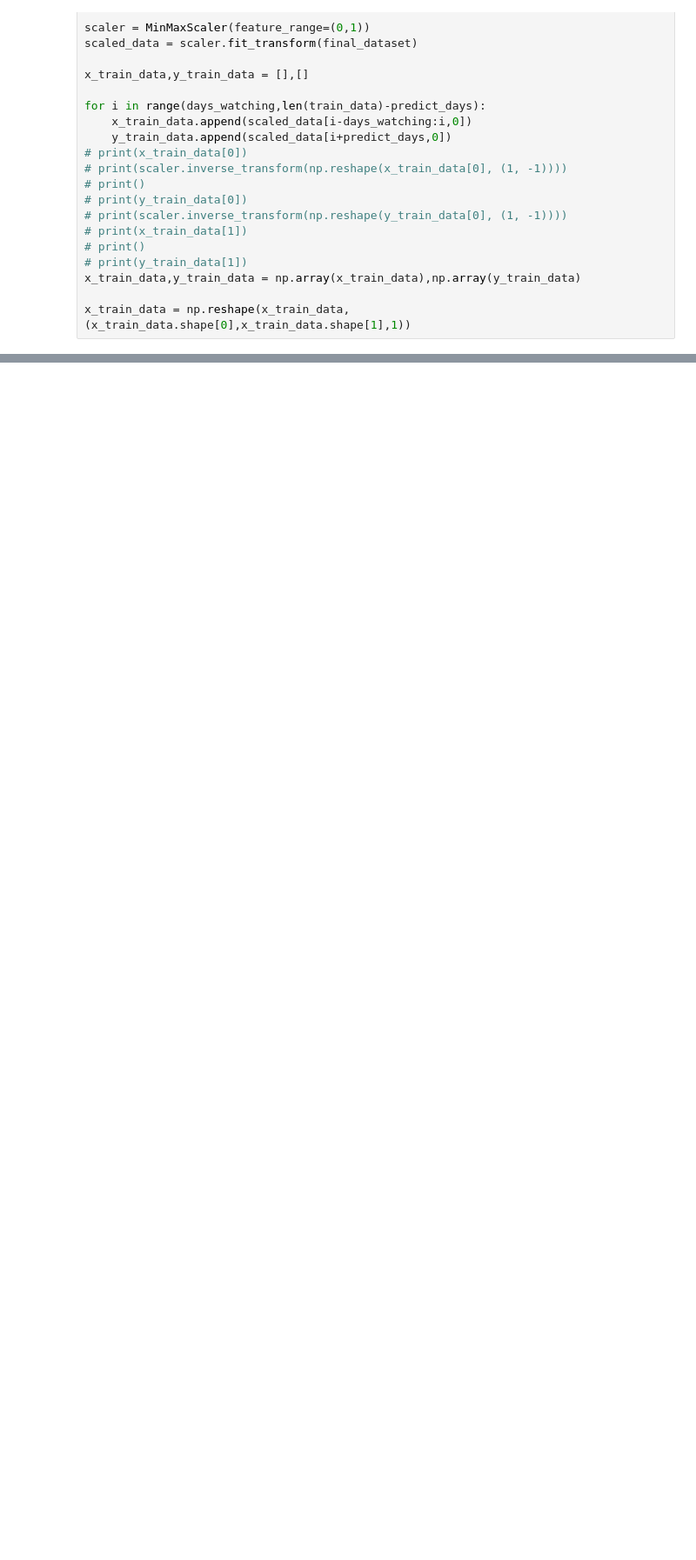
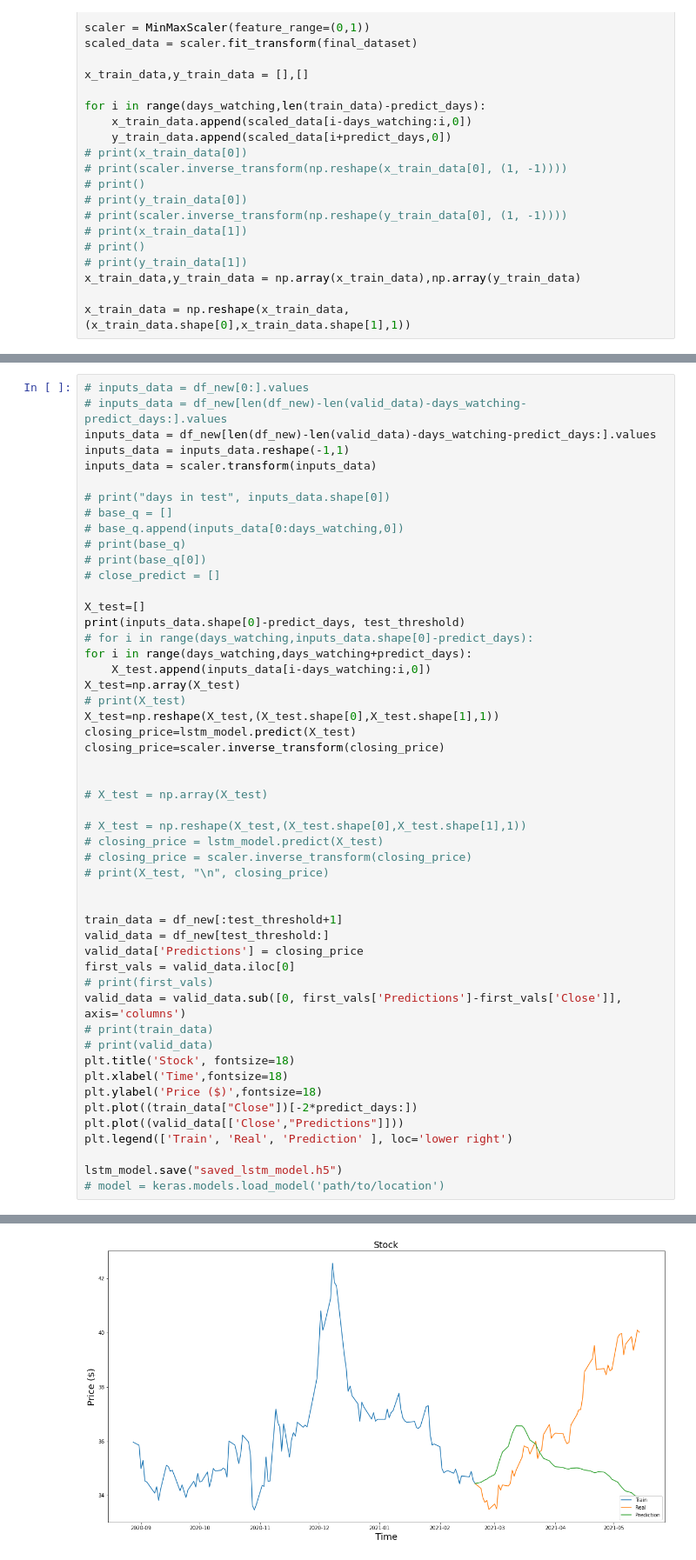
Before and after one commit to penachett/stock_price_prediction_app, a Jupyter notebook: ml/lstm(2).ipynb, the cells around one changed output, grey strips where cells are left out. Shown at 87% size. Cells and saved outputs as stored; diff of their text form; blank space fills up the shorter version.

```diff
--- a/ml/lstm(2).ipynb
+++ b/ml/lstm(2).ipynb
@@ -154,0 +103,52 @@ See the caveats in the documentation: https://pandas.pydata.org/pandas-docs/stab
+# %%
+# inputs_data = df_new[0:].values
+# inputs_data = df_new[len(df_new)-len(valid_data)-days_watching-predict_days:].values
+inputs_data = df_new[len(df_new)-len(valid_data)-days_watching-predict_days:].values
+inputs_data = inputs_data.reshape(-1,1)
+inputs_data = scaler.transform(inputs_data)
+
+# print("days in test", inputs_data.shape[0])
+# base_q = []
+# base_q.append(inputs_data[0:days_watching,0])
+# print(base_q)
+# print(base_q[0])
+# close_predict = []
+
+X_test=[]
+print(inputs_data.shape[0]-predict_days, test_threshold)
+# for i in range(days_watching,inputs_data.shape[0]-predict_days):
+for i in range(days_watching,days_watching+predict_days):
+    X_test.append(inputs_data[i-days_watching:i,0])
+X_test=np.array(X_test)
+# print(X_test)
+X_test=np.reshape(X_test,(X_test.shape[0],X_test.shape[1],1))
+closing_price=lstm_model.predict(X_test)
+closing_price=scaler.inverse_transform(closing_price)
+
+
+# X_test = np.array(X_test)
+
+# X_test = np.reshape(X_test,(X_test.shape[0],X_test.shape[1],1))
+# closing_price = lstm_model.predict(X_test)
+# closing_price = scaler.inverse_transform(closing_price)
+# print(X_test, "\n", closing_price)
+
+
+train_data = df_new[:test_threshold+1]
+valid_data = df_new[test_threshold:]
+valid_data['Predictions'] = closing_price
+first_vals = valid_data.iloc[0]
+# print(first_vals)
+valid_data = valid_data.sub([0, first_vals['Predictions']-first_vals['Close']], axis='columns')
+# print(train_data)
+# print(valid_data)
+plt.title('Stock', fontsize=18)
+plt.xlabel('Time',fontsize=18)
+plt.ylabel('Price ($)',fontsize=18)
+plt.plot((train_data["Close"])[-2*predict_days:])
+plt.plot((valid_data[['Close',"Predictions"]]))
+plt.legend(['Train', 'Real', 'Prediction' ], loc='lower right')
+
+lstm_model.save("saved_lstm_model.h5")
+# model = keras.models.load_model('path/to/location')
+# %% [output]
@@ -155,3 +162,4 @@ See the caveats in the documentation: https://pandas.pydata.org/pandas-docs/stab
+[figure, added]
 # %%
 inputs_data = df_new[:].values
 print(inputs_data[days_watching+predict_days: days_watching+predict_days+10])
```
Also changed, not shown: parts of 7 cells of this notebook, 18 other files.
